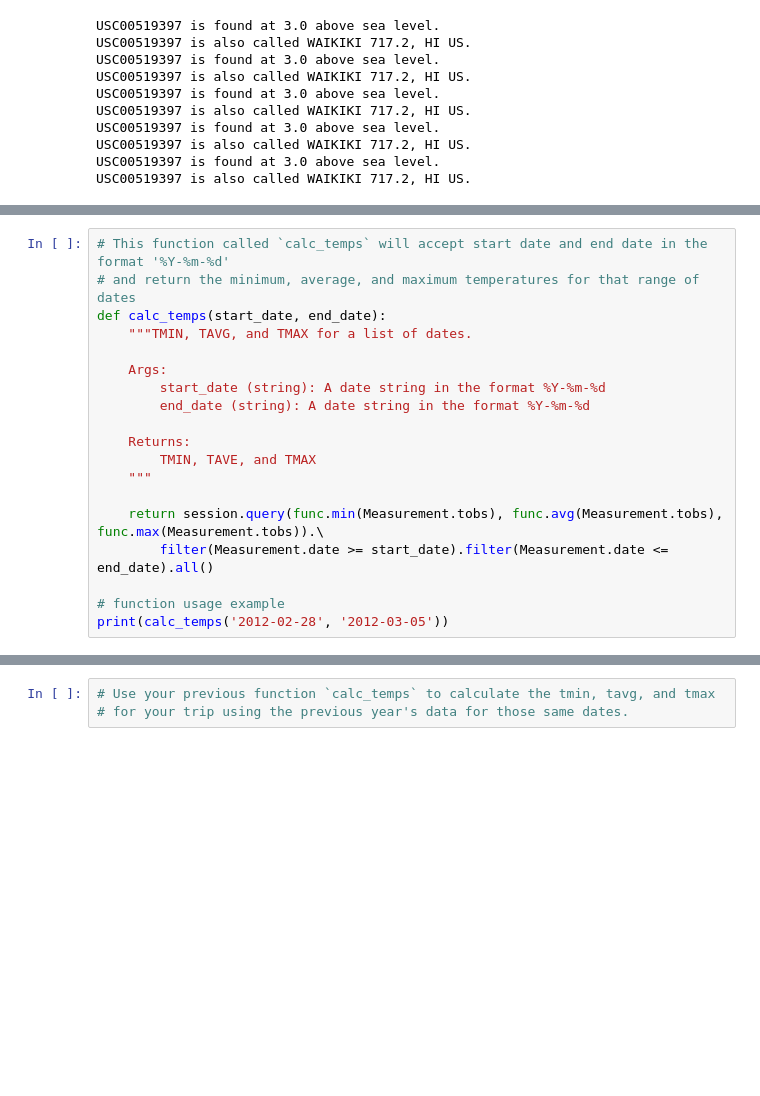
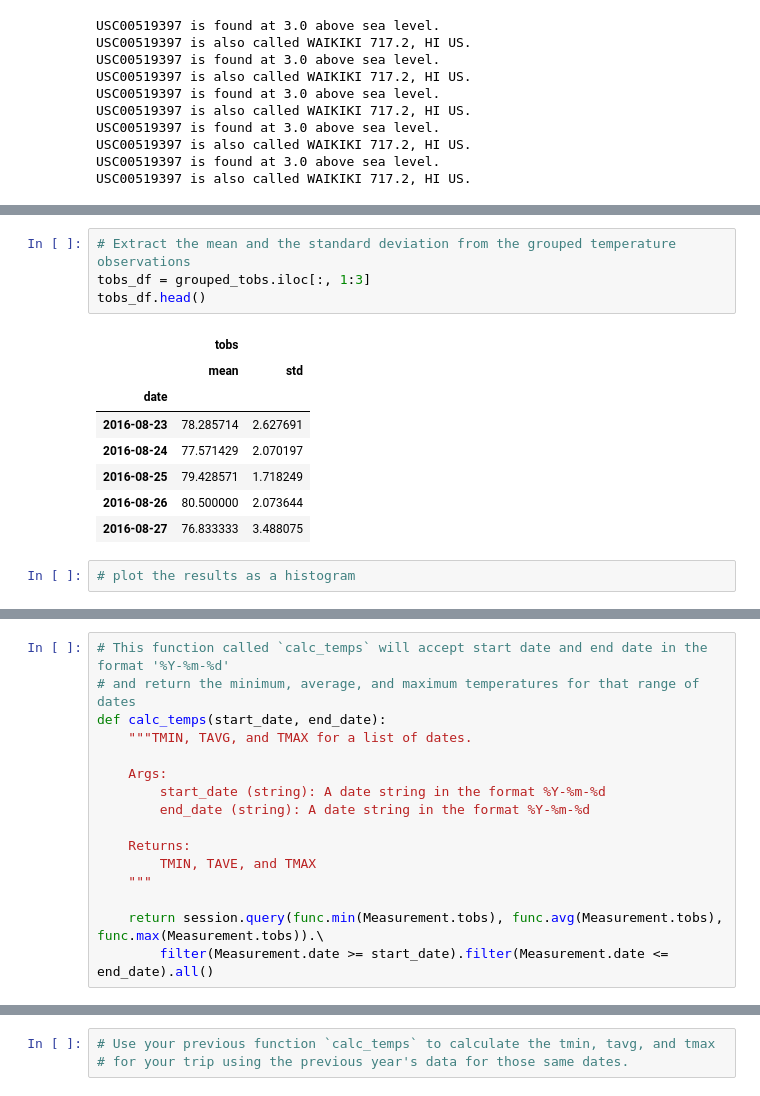
Before and after one commit to rochiecuevas/climate_analysis, a Jupyter notebook: climate_starter.ipynb, the cells around one changed output, grey strips where cells are left out. Drawn from its saved outputs; the diff is of its cells as text; blank space fills up the shorter version.

```diff
--- a/climate_starter.ipynb
+++ b/climate_starter.ipynb
@@ -304,3 +352,18 @@ The average temperature at USC00519281 is 71.7 °F.
+# %%
+# Extract the mean and the standard deviation from the grouped temperature observations
+tobs_df = grouped_tobs.iloc[:, 1:3]
+tobs_df.head()
+# %% [output]
+|  | tobs |  |
+|  | mean | std |
+| date |  |  |
+| 2016-08-23 | 78.285714 | 2.627691 |
+| 2016-08-24 | 77.571429 | 2.070197 |
+| 2016-08-25 | 79.428571 | 1.718249 |
+| 2016-08-26 | 80.500000 | 2.073644 |
+| 2016-08-27 | 76.833333 | 3.488075 |
+# %%
+# plot the results as a histogram
 # %% [markdown]
 ![precipitation](Images/station-histogram.png)
 # %%
@@ -319,6 +382,3 @@ def calc_temps(start_date, end_date):
 
     return session.query(func.min(Measurement.tobs), func.avg(Measurement.tobs), func.max(Measurement.tobs)).\
         filter(Measurement.date >= start_date).filter(Measurement.date <= end_date).all()
-
-# function usage example
-print(calc_temps('2012-02-28', '2012-03-05'))
```
Also changed, not shown: parts of 17 cells of this notebook, 2 other files.
